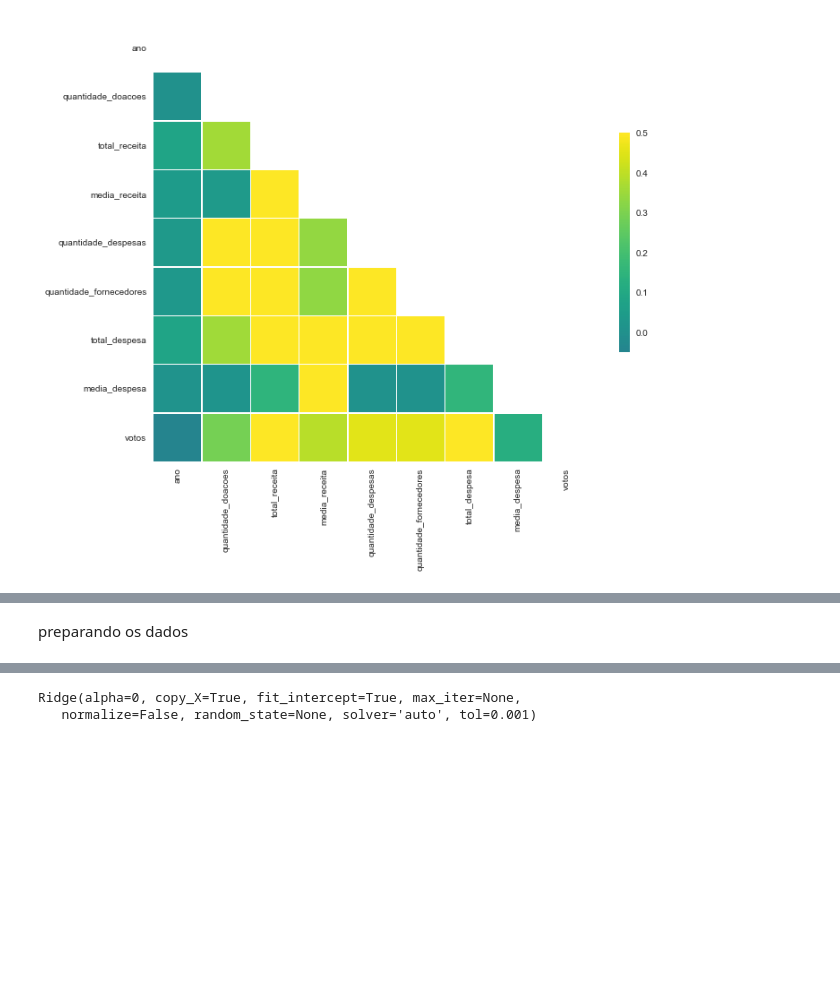
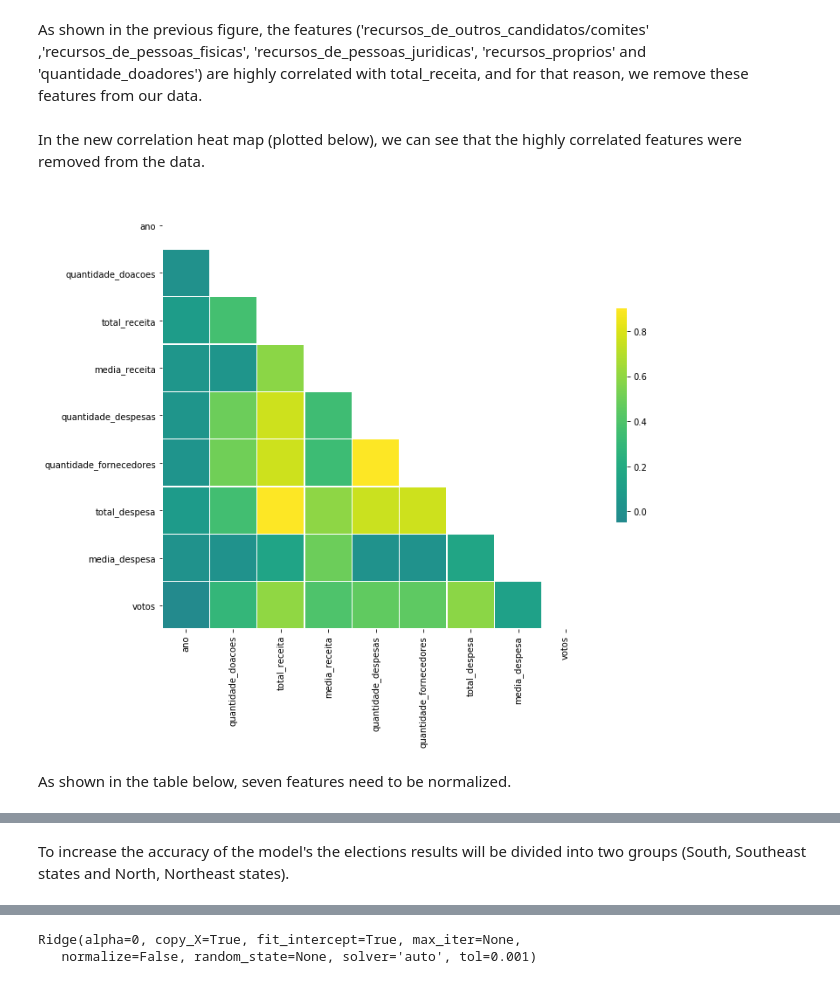
Before and after one commit to thiagonobrega/ml, a Jupyter notebook: VotingPrediction/notebook.ipynb, the cells around one changed output, grey strips where cells are left out. Saved outputs shown, nothing was run; the diff lists cells and outputs as text; code cells hidden in the pictures; blank space fills up the shorter version.

```diff
--- a/VotingPrediction/notebook.ipynb
+++ b/VotingPrediction/notebook.ipynb
@@ -71,12 +111,18 @@ plotCorrelation(data,vm=0.5)
+# %% [markdown]
+As shown in the previous figure, the features ('recursos_de_outros_candidatos/comites' ,'recursos_de_pessoas_fisicas', 'recursos_de_pessoas_juridicas', 'recursos_proprios' and 'quantidade_doadores') are highly correlated with total_receita, and for that reason, we remove these features from our data.
 # %%
 data = data.drop(['recursos_de_outros_candidatos/comites',
            'recursos_de_pessoas_fisicas','recursos_de_pessoas_juridicas',
            'recursos_proprios',
            'quantidade_doadores'],axis=1)
+# %% [markdown]
+In the new correlation heat map (plotted below), we can see that the highly correlated features were removed from the data.
 # %%
-plotCorrelation(data,vm=0.5)
+plotCorrelation(data,vm=0.9)
 # %% [output]
-[figure, old version]
+[figure, new version]
+# %% [markdown]
+As shown in the table below, seven features need to be normalized.
 # %%
 df = data.dropna()
 df.describe().transpose()
@@ -91,8 +137,8 @@ df.describe().transpose()
 | total_despesa | 12105.0 | 175151.662170 | 466253.955013 | 0.0 | 2810.000000 | 11797.640000 | 89601.050000 | 7420178.58 |
 | media_despesa | 12105.0 | 1434.163495 | 5091.225198 | 0.0 | 422.128571 | 815.000000 | 1536.691525 | 500177.00 |
 | votos | 12105.0 | 20092.115985 | 46846.575159 | 0.0 | 674.000000 | 2323.000000 | 14840.000000 | 1524361.00 |
-# %% [markdown]
-preparando os dados
+# %% [markdown]
+To increase the accuracy of the model's the elections results will be divided into two groups (South, Southeast states and North, Northeast states).
 # %%
 N = ['AC','AM','AP','PA','RO','RR','TO']
 NE = ['AL','BA','CE','MA','MA','PB','PE','PI','RN']
```
Also changed, not shown: parts of 70 cells of this notebook, 20 other files.
